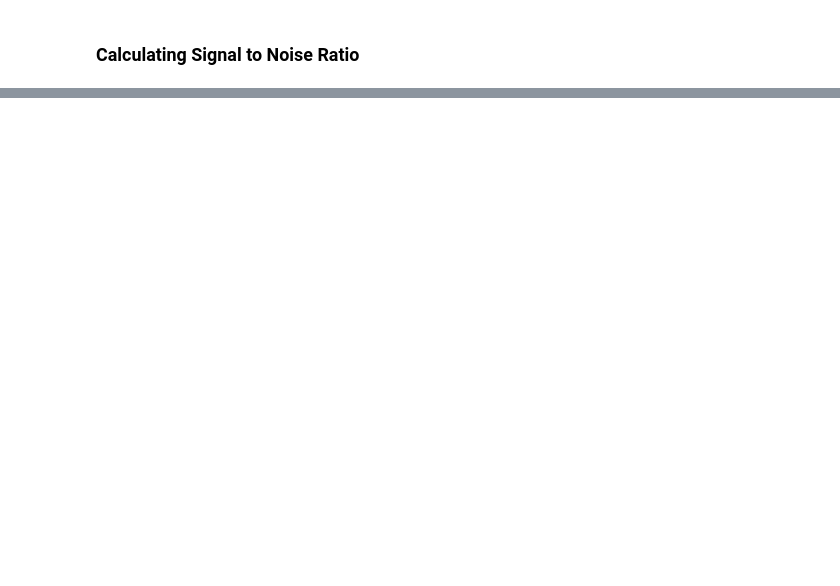
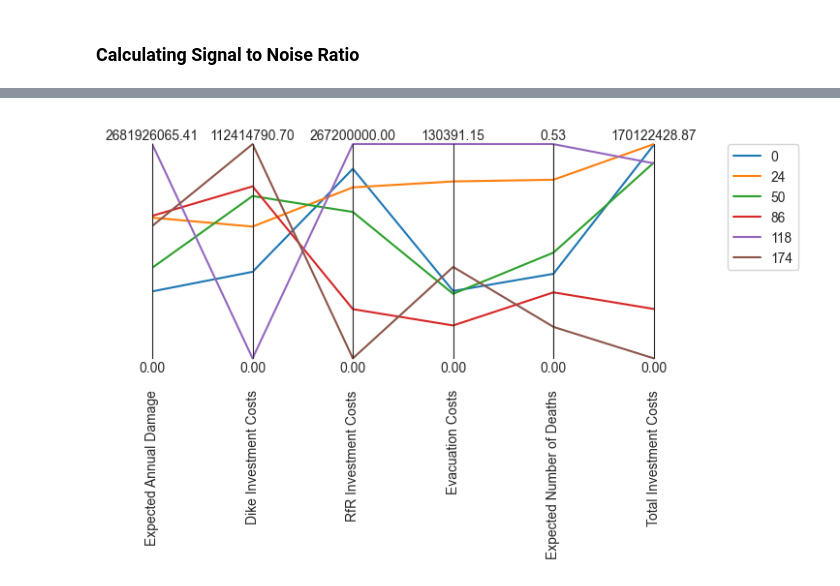
Before and after one commit to BabylonVampyre/MBDM_model_Delata_comission_2024, a Jupyter notebook: final assignment/Robustness_Evaluation.ipynb, the cells around one changed output, grey strips where cells are left out. Drawn from its saved outputs; the diff is of its cells as text; code cells hidden in the pictures; blank space fills up the shorter version.

```diff
--- a/final assignment/Robustness_Evaluation.ipynb
+++ b/final assignment/Robustness_Evaluation.ipynb
@@ -119,0 +228,22 @@ plt.show()
+# %%
+
+colors = sns.color_palette()
+
+data = max_regret
+
+# makes it easier to identify the policy associated with each line
+# in the parcoords plot
+# data['policy'] = data.index.astype("float64")
+
+limits = parcoords.get_limits(data)
+limits.loc[0, ooi] = 0
+
+paraxes = parcoords.ParallelAxes(limits,fontsize=10)
+for i, (index, row) in enumerate(data.iterrows()):
+    paraxes.plot(row.to_frame().T, label=str(index), color=colors[i])
+paraxes.legend()
+
+plt.savefig("directed search results/parcoord for regret plot.png")
+plt.show()
+# %% [output]
+[figure, added]
```
Also changed, not shown: parts of 26 cells of this notebook, 7 other files.
